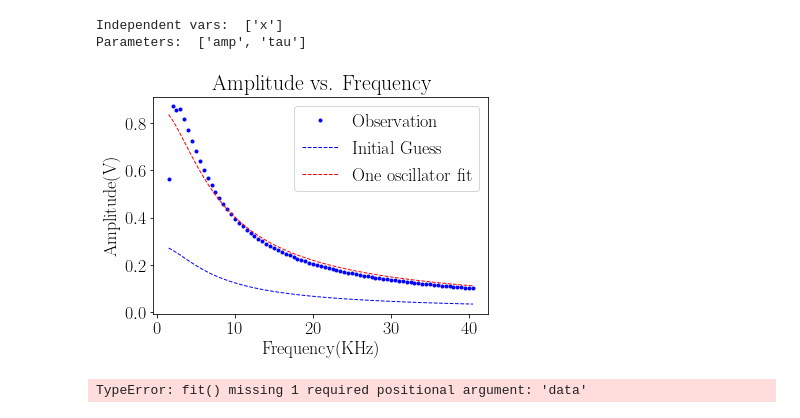
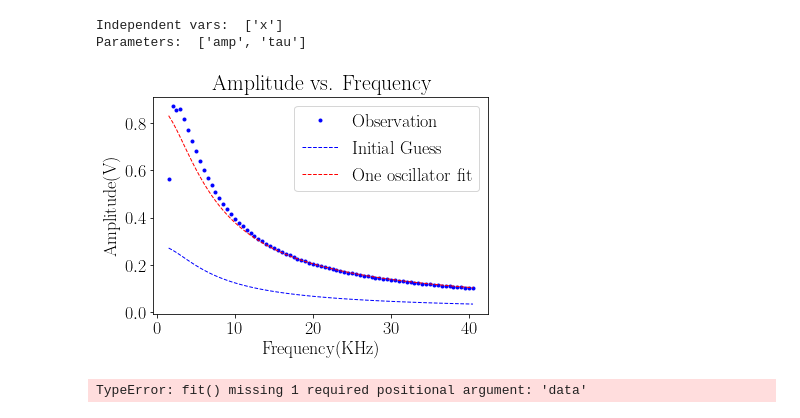
Before and after one commit to aaronkebede/PHY220, a Jupyter notebook: project-one/v2/Fitting Function.ipynb, the cells around one changed output. Drawn from its saved outputs; the diff is of its cells as text; code cells hidden in the pictures.

```diff
--- a/project-one/v2/Fitting Function.ipynb
+++ b/project-one/v2/Fitting Function.ipynb
@@ -90,5 +82,5 @@ Independent vars:  ['x']
 Parameters:  ['amp', 'tau']
 # %%
 p = Parameters()
-p.add_many(('amp', 0.2835276329113924, True, 0, 0.870365, None), # params for first fit,
-           ('tau', 0.032999999999999995, True, None, None, None))
+p.add_many(('amp', lfa_amplitude.mean(), True, 0, lfa_amplitude.max(), None), # params for first fit,
+           ('tau', tau, False, None, None, None))
@@ -97,17 +87,17 @@ p.add_many(('amp', 0.2835276329113924, True, 0, 0.870365, None), # params for fi
 # %%
 result = model.fit(lfa_amplitude, x=lfa_frequency, params=p, weights = None )
 # %%
-plt.figure(1)
 plt.plot(lfa_frequency,lfa_amplitude,'b.', label="Observation")
 plt.plot(lfa_frequency, result.init_fit, 'b--', label="Initial Guess", linewidth=1)
 plt.plot(lfa_frequency, result.best_fit, 'r--', label="One oscillator fit", linewidth=1)
 plt.xlabel("Frequency(KHz)")
 plt.ylabel("Amplitude(V)")
 plt.title("Amplitude vs. Frequency")
 plt.legend()
+plt.savefig("Images/L.png")
 plt.show()
 # %% [output]
-[figure, old version]
+[figure, new version]
 # %%
 # Create a fitting model
 
```
Also changed, not shown: parts of 3 cells of this notebook, 2 other files.
